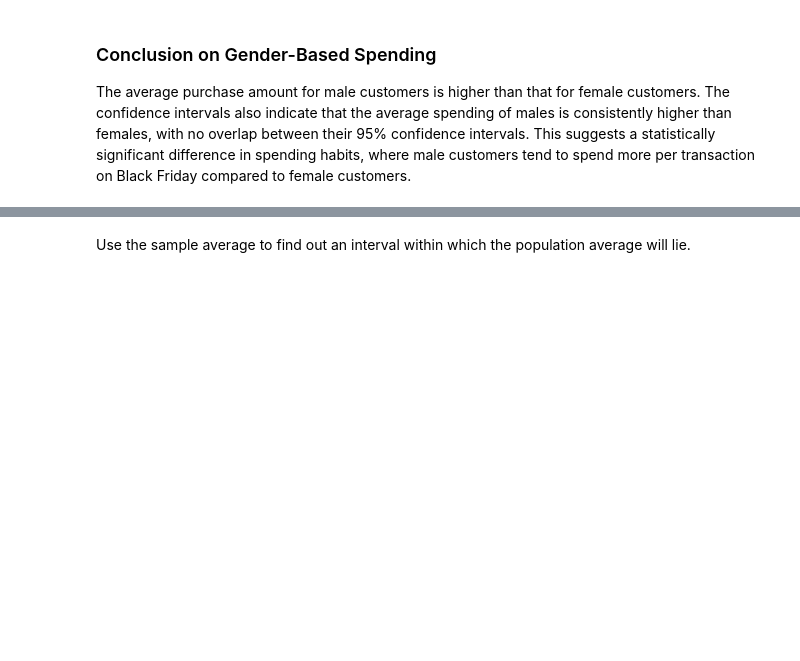
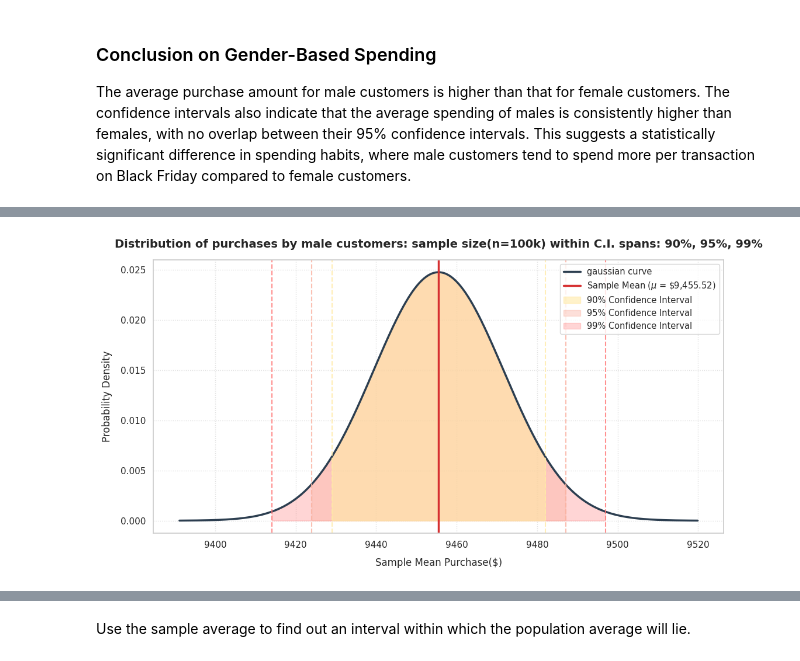
Before and after one commit to RichaGaharwar/Walmart---Confidence-Interval-CLT, a Jupyter notebook: Walmart_Confidence_Interval_&_CLT.ipynb, the cells around one changed output, grey strips where cells are left out. Saved outputs shown, nothing was run; the diff lists cells and outputs as text; code cells hidden in the pictures; blank space fills up the shorter version.

```diff
--- a/Walmart_Confidence_Interval_&_CLT.ipynb
+++ b/Walmart_Confidence_Interval_&_CLT.ipynb
@@ -667,0 +1001,59 @@ np.int64(1186232642)
+# %%
+import matplotlib.pyplot as plt
+import seaborn as sns
+
+sns.set_theme(style="whitegrid")
+
+sample_size_to_plot = 100000
+fig, ax = plt.subplots(figsize=(11, 6))
+
+f_results = df_results[(df_results['Sample Size(n)'] == sample_size_to_plot) & (df_results['Gender'] == 'M')]
+
+if f_results.empty:
+    print(f"No data found for Sample Size(n) = {sample_size_to_plot} and Gender = 'M'. Please choose an available sample size.")
+else:
+    sample_mean = f_results['Sample Mean'].values[0]
+    sem = f_results['Standard Error'].values[0]
+
+    x = np.linspace(sample_mean - 4 * sem, sample_mean + 4 * sem, 1000)
+    y = stats.norm.pdf(x, sample_mean, sem)
+
+    ax.plot(x, y, color='#2c3e50', lw=2.5, label = 'gaussian curve')
+
+    intervals = [0.99, 0.95, 0.90]
+    colors = ['#ff7675', '#fab1a0', '#ffeaa7']
+    alphas = [0.3, 0.4, 0.6]
+
+    for cl, color, alpha in zip(intervals, colors, alphas):
+        z_critical = stats.norm.ppf((1 + cl) / 2)
+        moe = z_critical * sem
+        lower = sample_mean - moe
+        upper = sample_mean + moe
+
+        x_fill = np.linspace(lower, upper, 500)
+        y_fill = stats.norm.pdf(x_fill, sample_mean, sem)
+
+        ax.fill_between(x_fill, y_fill, color=color, alpha=alpha,
+                        label=f'{int(cl*100)}% Confidence Interval')
+
+        ax.axvline(lower, color=color, linestyle='--', lw=1.5, alpha=0.8)
+        ax.axvline(upper, color=color, linestyle='--', lw=1.5, alpha=0.8)
+
+    ax.axvline(sample_mean, color='#d63031', linestyle='-', lw=2.5,
+               label=fr'Sample Mean ($\mu$ = \${sample_mean:,.2f})')
+
+    ax.set_title(f'Distribution of purchases by male customers: sample size(n={sample_size_to_plot/1000:.0f}k) within C.I. spans: 90%, 95%, 99%',
+                 fontsize=14, fontweight='bold', pad=15)
+    ax.set_xlabel('Sample Mean Purchase($)', fontsize=12, labelpad=10)
+    ax.set_ylabel('Probability Density', fontsize=12, labelpad=10)
+    ax.grid(True, linestyle=':', alpha=0.6)
+
+    handles, labels = ax.get_legend_handles_labels()
+    ordered_indices = [0, 4, 3, 2, 1]
+    ax.legend([handles[i] for i in ordered_indices], [labels[i] for i in ordered_indices],
+              loc='upper right', fontsize=10.5, frameon=True, facecolor='white')
+
+    plt.tight_layout()
+    plt.show()
+# %% [output]
+[figure, added]
```
Also changed, not shown: parts of 15 cells of this notebook.
